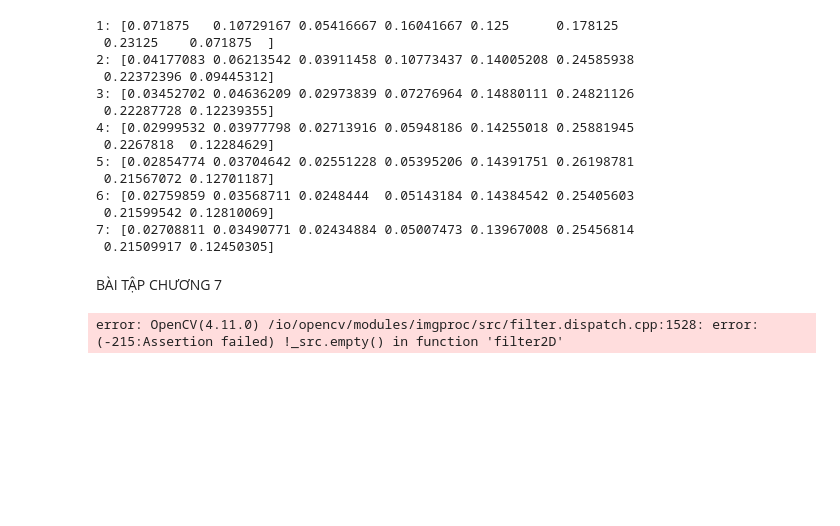
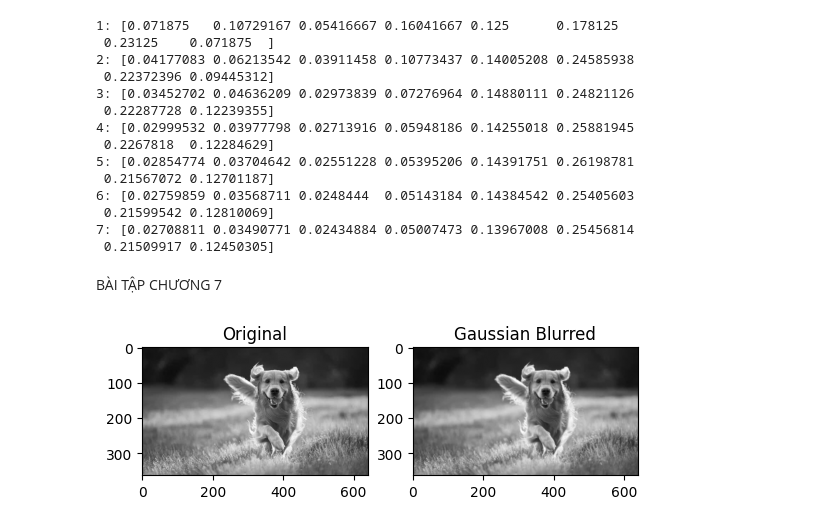
Before and after one commit to vanhuugiacuong/Dai_So_Tuyen_Tinh, a Jupyter notebook: lab7.ipynb, the cells around one changed output. Drawn from its saved outputs; the diff is of its cells as text; code cells hidden in the pictures; blank space fills up the shorter version.

```diff
--- a/lab7.ipynb
+++ b/lab7.ipynb
@@ -149,34 +149,34 @@ from matplotlib import pyplot as plt
 import urllib.request
 
 # Download a sample image
-url = 'https://upload.wikimedia.org/wikipedia/commons/thumb/a/a7/Puppy_on_white_%28cropped%29.jpg/800px-Puppy_on_white_%28cropped%29.jpg'
+url = 'https://images.theconversation.com/files/625049/original/file-20241010-15-95v3ha.jpg?ixlib=rb-4.1.0&rect=4%2C12%2C2679%2C1521&q=20&auto=format&w=320&fit=clip&dpr=2&usm=12&cs=strip'
 file_name = 'sample_puppy.jpg'
-# urllib.request.urlretrieve(url, file_name)
+urllib.request.urlretrieve(url, file_name)
 
 # Đọc ảnh grayscale
 img = cv2.imread(file_name, cv2.IMREAD_GRAYSCALE)
 
 # Gaussian kernel (3x3)
 gaussian_kernel = (1/16) * np.array([
     [1, 2, 1],
     [2, 4, 2],
     [1, 2, 1]
 ])
 
 # Áp dụng Gaussian blur bằng filter2D
 blurred = cv2.filter2D(img, -1, gaussian_kernel)
 
 # Hiển thị kết quả
 plt.subplot(1,2,1), plt.imshow(img, cmap='gray'), plt.title('Original')
 plt.subplot(1,2,2), plt.imshow(blurred, cmap='gray'), plt.title('Gaussian Blurred')
 plt.show()
 
 
 #  Câu 2: Phương pháp “rút xương” (Edge detection)
 kernel_a = np.array([
     [0, -1, 0],
     [-1, 4, -1],
     [0, -1, 0]
 ])
 # %% [output]
-error: OpenCV(4.11.0) /io/opencv/modules/imgproc/src/filter.dispatch.cpp:1528: error: (-215:Assertion failed) !_src.empty() in function 'filter2D'
+[figure, added]
```
